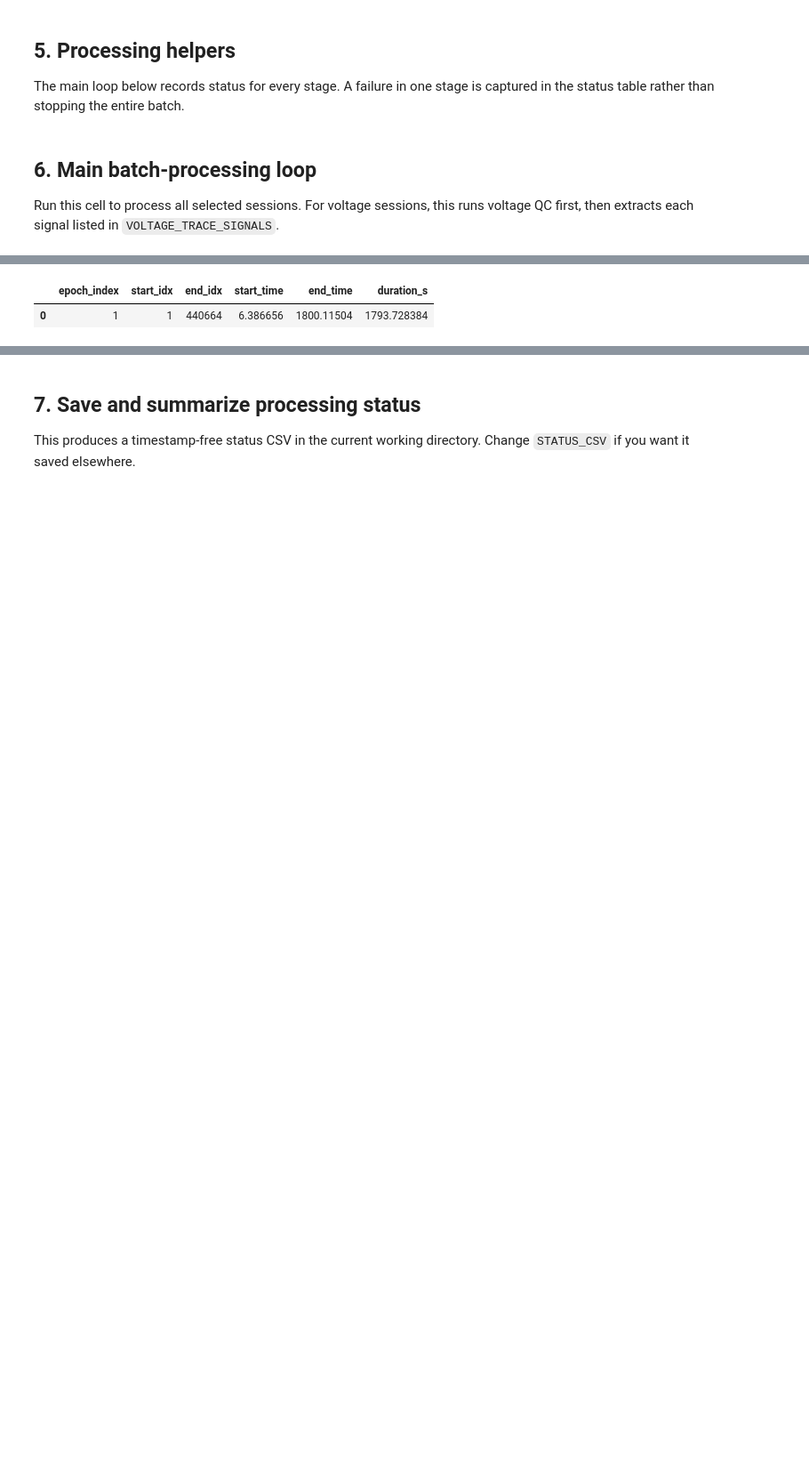
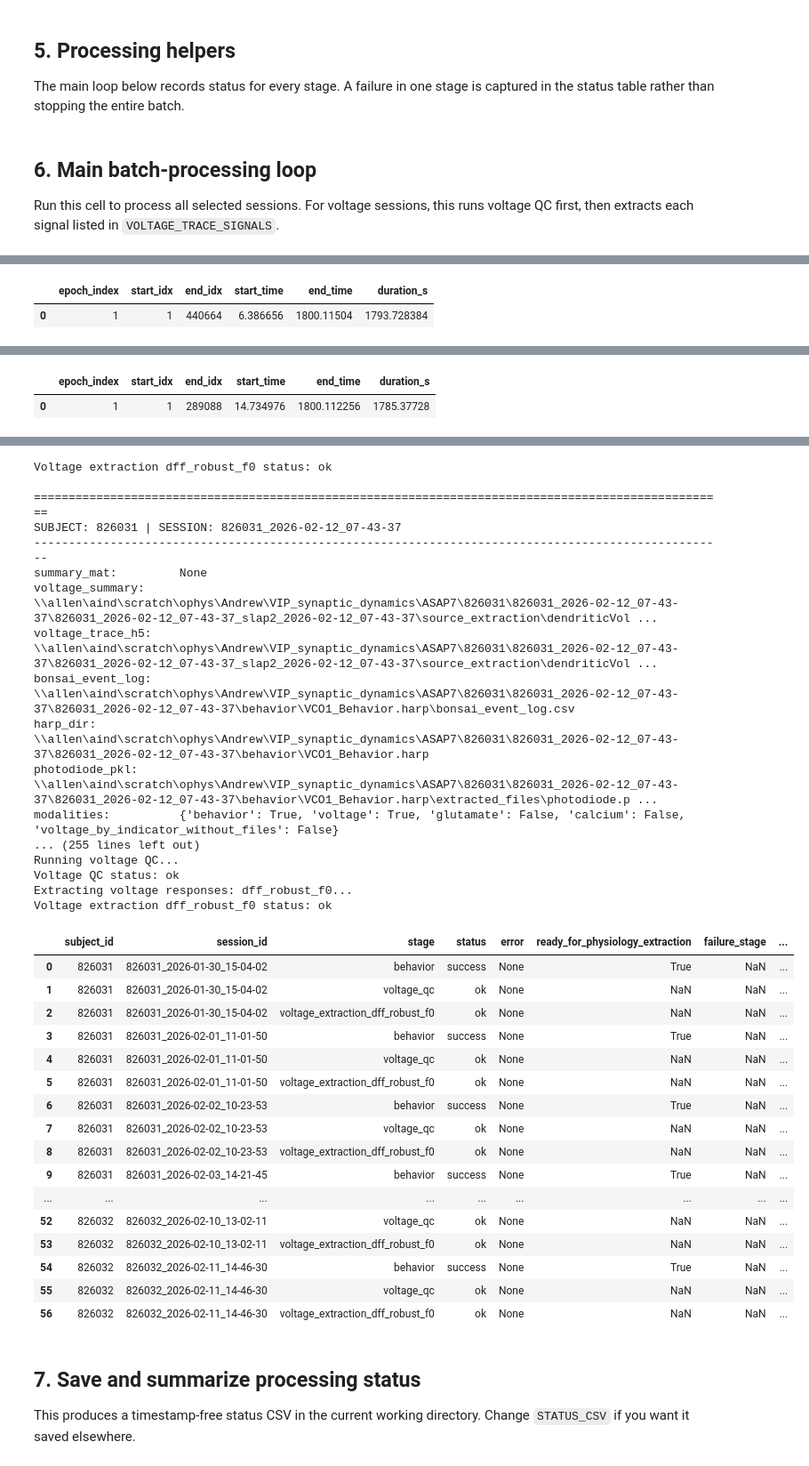
Before and after one commit to AMShelton/vip-slap2-analysis, a Jupyter notebook: notebooks/qc/VIP_SD_ProcessData_epochaware_voltage.ipynb, the cells around one changed output, grey strips where cells are left out. Shown at 89% size. Cells and saved outputs as stored; diff of their text form; code cells hidden in the pictures; blank space fills up the shorter version.

```diff
--- a/notebooks/qc/VIP_SD_ProcessData_epochaware_voltage.ipynb
+++ b/notebooks/qc/VIP_SD_ProcessData_epochaware_voltage.ipynb
@@ -87,9 +98,9 @@ OVERWRITE_QC = True
 OVERWRITE_EXTRACTION = True
 
 # Development controls for expensive steps.
-MAKE_PLOTS = False
+MAKE_PLOTS = True
 MAX_SESSION_MINUTES_CALCIUM = None       # e.g. 15 for development; None for full session
-MAX_TRIALS_FOR_VOLTAGE_QC = None        # e.g. 10 for development; None for full QC
+MAX_TRIALS_FOR_VOLTAGE_QC = 10        # e.g. 10 for development; None for full QC
 
 # If True, behavior failures prevent physiology extraction.
 REQUIRE_BEHAVIOR_READY = True
@@ -161,7 +172,7 @@ The event windows are kept explicit so behavior, glutamate, calcium, and voltage
 BEHAVIOR_METADATA = {
     "epochs_mode": "continuous",
     "prepost_sec": {
-        "image_identity": (0.25, 0.750),
+        "image_identity": (0.25, 0.50),
         "change": (1.00, 0.75),
         "omission": (1.00, 1.50),
     },
@@ -192,7 +203,7 @@ GLUTAMATE_METADATA = {
 CALCIUM_METADATA = {
     "im_rate_hz": FRAME_RATE_HZ,
     "prepost_sec": {
-        "image": (0.25, 0.750),
+        "image": (0.25, 0.50),
         "change": (1.00, 0.75),
         "omission": (1.00, 1.50),
     },
@@ -214,7 +225,7 @@ VOLTAGE_MAX_TIMEBASE_ERROR_SEC = 0.5
 # - dff_static_f0: most conservative for long slow oscillations/state dynamics
 # - dff_robust_f0: useful default for event-aligned response/sequence analyses
 VOLTAGE_TRACE_SIGNALS = [
-    "dff_static_f0",
+#     "dff_static_f0",
     "dff_robust_f0",
 ]
 
@@ -242,6 +253,15 @@ VOLTAGE_QC_KWARGS = {
     "make_plots": MAKE_PLOTS,
     "max_trials_for_metrics": MAX_TRIALS_FOR_VOLTAGE_QC,
 }
+
+
+VOLTAGE_EXTRACTION_KWARGS.update({
+    "write_session_traces": True,
+    "write_single_trials": False,
+    "write_sequence": True,
+#     "compression": None,
+#     "compression_opts": None,
+})
 # %% [markdown]
 ## 4. Resolve sessions and inspect discovered assets
 
@@ -484,7 +506,7 @@ Run this cell to process all selected sessions. For voltage sessions, this runs
 status_records = []
 results_by_session = {}
 
-for asset in assets[:1]:
+for asset in assets[:]:
     print_asset_header(asset)
     asset.ensure_dirs()
     print_voltage_epoch_status(asset)
@@ -687,0 +726,2 @@ Running voltage QC...
+|  | epoch_index | start_idx | end_idx | start_time | end_time | duration_s |
+| 0 | 1 | 1 | 289088 | 14.734976 | 1800.112256 | 1785.37728 |
@@ -688,3 +745,37 @@ Running voltage QC...
+Voltage extraction dff_robust_f0 status: ok
+
+====================================================================================================
+SUBJECT: 826031 | SESSION: 826031_2026-02-12_07-43-37
+----------------------------------------------------------------------------------------------------
+summary_mat:         None
+voltage_summary:     \\allen\aind\scratch\ophys\Andrew\VIP_synaptic_dynamics\ASAP7\826031\826031_2026-02-12_07-43-37\826031_2026-02-12_07-43-37_slap2_2026-02-12_07-43-37\source_extraction\dendriticVol ...
+voltage_trace_h5:    \\allen\aind\scratch\ophys\Andrew\VIP_synaptic_dynamics\ASAP7\826031\826031_2026-02-12_07-43-37\826031_2026-02-12_07-43-37_slap2_2026-02-12_07-43-37\source_extraction\dendriticVol ...
+bonsai_event_log:    \\allen\aind\scratch\ophys\Andrew\VIP_synaptic_dynamics\ASAP7\826031\826031_2026-02-12_07-43-37\826031_2026-02-12_07-43-37\behavior\VCO1_Behavior.harp\bonsai_event_log.csv
+harp_dir:            \\allen\aind\scratch\ophys\Andrew\VIP_synaptic_dynamics\ASAP7\826031\826031_2026-02-12_07-43-37\826031_2026-02-12_07-43-37\behavior\VCO1_Behavior.harp
+photodiode_pkl:      \\allen\aind\scratch\ophys\Andrew\VIP_synaptic_dynamics\ASAP7\826031\826031_2026-02-12_07-43-37\826031_2026-02-12_07-43-37\behavior\VCO1_Behavior.harp\extracted_files\photodiode.p ...
+modalities:          {'behavior': True, 'voltage': True, 'glutamate': False, 'calcium': False, 'voltage_by_indicator_without_files': False}
+... (255 lines left out)
+Running voltage QC...
+Voltage QC status: ok
+Extracting voltage responses: dff_robust_f0...
+Voltage extraction dff_robust_f0 status: ok
+|  | subject_id | session_id | stage | status | error | ready_for_physiology_extraction | failure_stage | ... |
+| 0 | 826031 | 826031_2026-01-30_15-04-02 | behavior | success | None | True | NaN | ... |
+| 1 | 826031 | 826031_2026-01-30_15-04-02 | voltage_qc | ok | None | NaN | NaN | ... |
+| 2 | 826031 | 826031_2026-01-30_15-04-02 | voltage_extraction_dff_robust_f0 | ok | None | NaN | NaN | ... |
+| 3 | 826031 | 826031_2026-02-01_11-01-50 | behavior | success | None | True | NaN | ... |
+| 4 | 826031 | 826031_2026-02-01_11-01-50 | voltage_qc | ok | None | NaN | NaN | ... |
+| 5 | 826031 | 826031_2026-02-01_11-01-50 | voltage_extraction_dff_robust_f0 | ok | None | NaN | NaN | ... |
+| 6 | 826031 | 826031_2026-02-02_10-23-53 | behavior | success | None | True | NaN | ... |
+| 7 | 826031 | 826031_2026-02-02_10-23-53 | voltage_qc | ok | None | NaN | NaN | ... |
+| 8 | 826031 | 826031_2026-02-02_10-23-53 | voltage_extraction_dff_robust_f0 | ok | None | NaN | NaN | ... |
+| 9 | 826031 | 826031_2026-02-03_14-21-45 | behavior | success | None | True | NaN | ... |
+| ... | ... | ... | ... | ... | ... | ... | ... | ... |
+| 52 | 826032 | 826032_2026-02-10_13-02-11 | voltage_qc | ok | None | NaN | NaN | ... |
+| 53 | 826032 | 826032_2026-02-10_13-02-11 | voltage_extraction_dff_robust_f0 | ok | None | NaN | NaN | ... |
+| 54 | 826032 | 826032_2026-02-11_14-46-30 | behavior | success | None | True | NaN | ... |
+| 55 | 826032 | 826032_2026-02-11_14-46-30 | voltage_qc | ok | None | NaN | NaN | ... |
+| 56 | 826032 | 826032_2026-02-11_14-46-30 | voltage_extraction_dff_robust_f0 | ok | None | NaN | NaN | ... |
 # %% [markdown]
 ## 7. Save and summarize processing status
 
```
Also changed, not shown: parts of 9 cells of this notebook, 6 other files.
